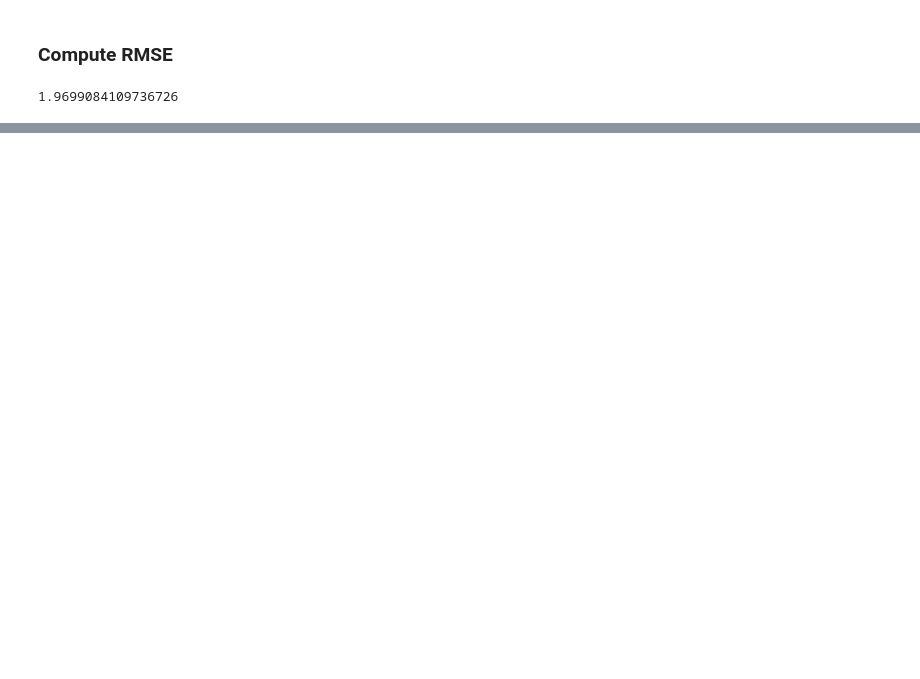
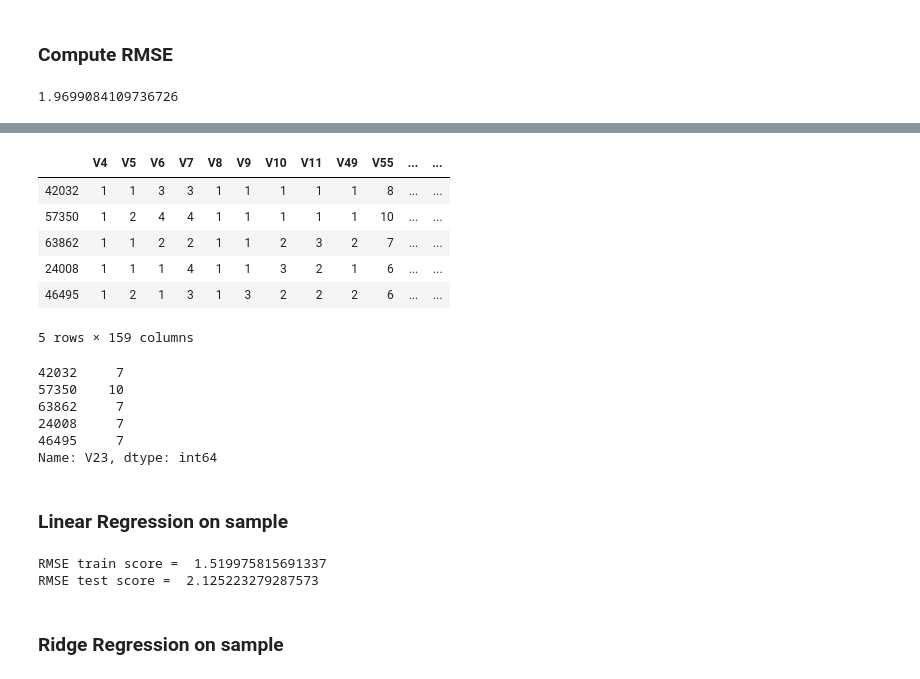
Before and after one commit to akihsirh/Regularization-using-condition-number--lasso-and-ridge, a Jupyter notebook: Hrishika Shetty Regularization.ipynb, the cells around one changed output, grey strips where cells are left out. Cells and saved outputs as stored; diff of their text form; code cells hidden in the pictures; blank space fills up the shorter version.

Commit message:
Added lasso and ridge

```diff
--- a/Hrishika Shetty Regularization.ipynb
+++ b/Hrishika Shetty Regularization.ipynb
@@ -203,2 +251,3 @@ print(model_rmse)
 # %%
-wvs_100.drop('V23', axis=1, inplace=True)
+# drop outcome variable from input data
+wvs_100_mod.drop('V23', axis=1, inplace=True)
@@ -204,0 +386,26 @@ wvs_100.drop('V23', axis=1, inplace=True)
+# %%
+#Take a sample of 1000
+X_sample = wvs_100_mod.sample(n=1000)
+
+#Store index values
+sample_index = list(X_sample.index)
+X_sample.head()
+# %% [output]
+|  | V4 | V5 | V6 | V7 | V8 | V9 | V10 | V11 | V49 | V55 | ... | ... |
+| 42032 | 1 | 1 | 3 | 3 | 1 | 1 | 1 | 1 | 1 | 8 | ... | ... |
+| 57350 | 1 | 2 | 4 | 4 | 1 | 1 | 1 | 1 | 1 | 10 | ... | ... |
+| 63862 | 1 | 1 | 2 | 2 | 1 | 1 | 2 | 3 | 2 | 7 | ... | ... |
+| 24008 | 1 | 1 | 1 | 4 | 1 | 1 | 3 | 2 | 1 | 6 | ... | ... |
+| 46495 | 1 | 2 | 1 | 3 | 1 | 3 | 2 | 2 | 2 | 6 | ... | ... |
+5 rows × 159 columns
+# %%
+# choose Y values corresponding to sampled X
+Y_sample = Y[sample_index]
+Y_sample.head()
+# %% [output]
+42032     7
+57350    10
+63862     7
+24008     7
+46495     7
+Name: V23, dtype: int64
@@ -204,0 +415,20 @@ wvs_100.drop('V23', axis=1, inplace=True)
+# %% [markdown]
+### Linear Regression on sample
+# %%
+# Fit using linear
+linreg = LinearRegression().fit(X_sample_train, Y_sample_train)
+train_predict = linreg.predict(X_sample_train)
+
+# Calculate RMSE for linear Reg on train
+train_rmse = rmse(Y_sample_train, train_predict)
+print("RMSE train score = ", train_rmse)
+
+# Calculate RMSE for linear Reg on test
+test_predict = linreg.predict(X_sample_test)
+test_rmse = rmse(Y_sample_test, test_predict)
+print("RMSE test score = ", test_rmse)
+# %% [output]
+RMSE train score =  1.519975815691337
+RMSE test score =  2.125223279287573
+# %% [markdown]
+### Ridge Regression on sample
```
Also changed, not shown: parts of 47 cells of this notebook.
